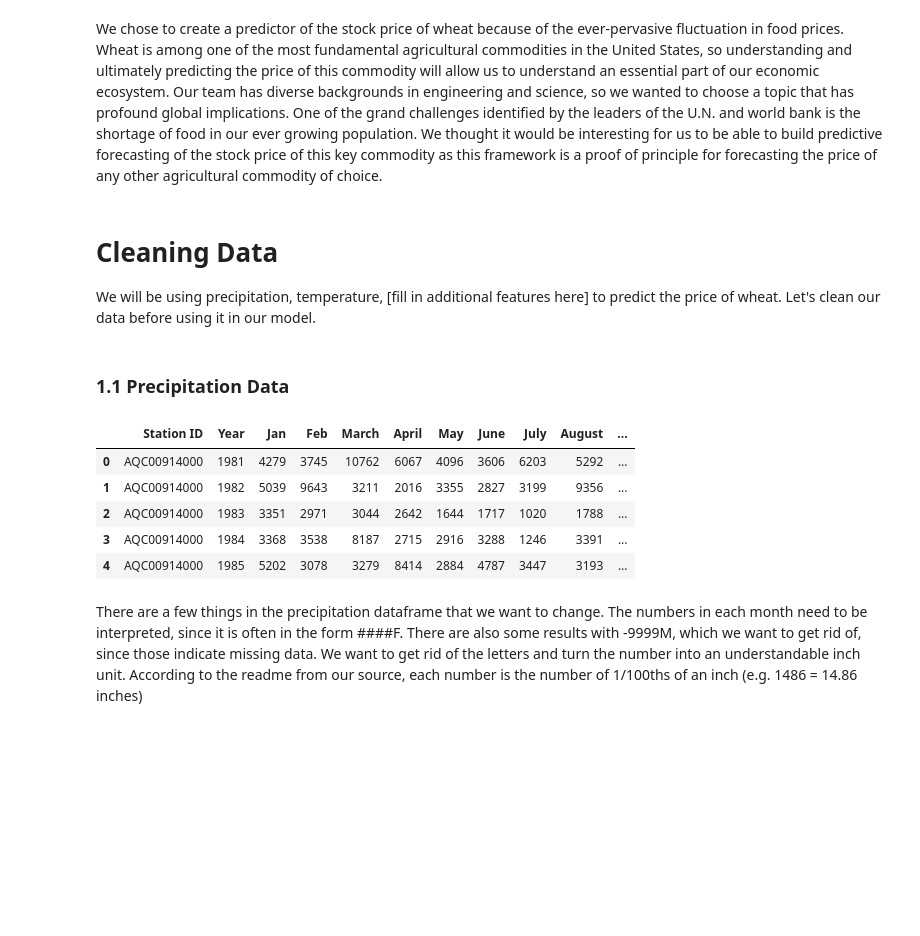
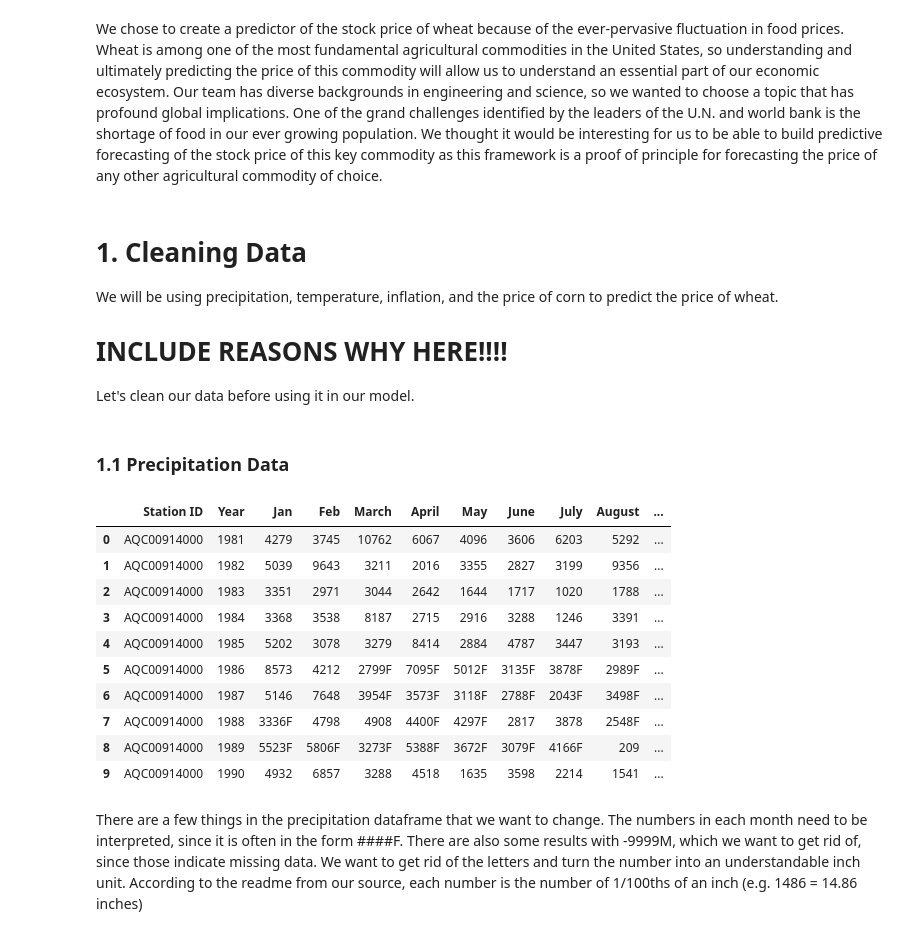
Before and after one commit to dwang953/109-Project, a Jupyter notebook: What's_the_Price_of_Wheat.ipynb, the cells around one changed output. Cells and saved outputs as stored; diff of their text form; code cells hidden in the pictures; blank space fills up the shorter version.

```diff
--- a/What's_the_Price_of_Wheat.ipynb
+++ b/What's_the_Price_of_Wheat.ipynb
@@ -21,20 +21,29 @@ import seaborn as sns
 sns.set_style("whitegrid")
 sns.set_context("poster")
 # %% [markdown]
-# Cleaning Data
-We will be using precipitation, temperature, [fill in additional features here] to predict the price of wheat. Let's clean our data before using it in our model.
+# 1. Cleaning Data
+We will be using precipitation, temperature, inflation, and the price of corn to predict the price of wheat.
+
+# INCLUDE REASONS WHY HERE!!!!
+
+Let's clean our data before using it in our model.
 # %% [markdown]
 ### 1.1 Precipitation Data
 # %%
-dirtyprecdf=pd.read_csv("stationprec.csv")
-dirtyprecdf.head()
+dirtyprecdf=pd.read_csv("data/stationprec.csv")
+dirtyprecdf.head(10)
 # %% [output]
 |  | Station ID | Year | Jan | Feb | March | April | May | June | July | August | ... |
 | 0 | AQC00914000 | 1981 | 4279 | 3745 | 10762 | 6067 | 4096 | 3606 | 6203 | 5292 | ... |
 | 1 | AQC00914000 | 1982 | 5039 | 9643 | 3211 | 2016 | 3355 | 2827 | 3199 | 9356 | ... |
 | 2 | AQC00914000 | 1983 | 3351 | 2971 | 3044 | 2642 | 1644 | 1717 | 1020 | 1788 | ... |
 | 3 | AQC00914000 | 1984 | 3368 | 3538 | 8187 | 2715 | 2916 | 3288 | 1246 | 3391 | ... |
 | 4 | AQC00914000 | 1985 | 5202 | 3078 | 3279 | 8414 | 2884 | 4787 | 3447 | 3193 | ... |
+| 5 | AQC00914000 | 1986 | 8573 | 4212 | 2799F | 7095F | 5012F | 3135F | 3878F | 2989F | ... |
+| 6 | AQC00914000 | 1987 | 5146 | 7648 | 3954F | 3573F | 3118F | 2788F | 2043F | 3498F | ... |
+| 7 | AQC00914000 | 1988 | 3336F | 4798 | 4908 | 4400F | 4297F | 2817 | 3878 | 2548F | ... |
+| 8 | AQC00914000 | 1989 | 5523F | 5806F | 3273F | 5388F | 3672F | 3079F | 4166F | 209 | ... |
+| 9 | AQC00914000 | 1990 | 4932 | 6857 | 3288 | 4518 | 1635 | 3598 | 2214 | 1541 | ... |
 # %% [markdown]
 There are a few things in the precipitation dataframe that we want to change. The numbers in each month need to be interpreted, since it is often in the form ####F. There are also some results with -9999M, which we want to get rid of, since those indicate missing data. We want to get rid of the letters and turn the number into an understandable inch unit. According to the readme from our source, each number is the number of 1/100ths of an inch (e.g. 1486 = 14.86 inches)
 # %%
```
Also changed, not shown: parts of 50 cells of this notebook, 18 other files.
